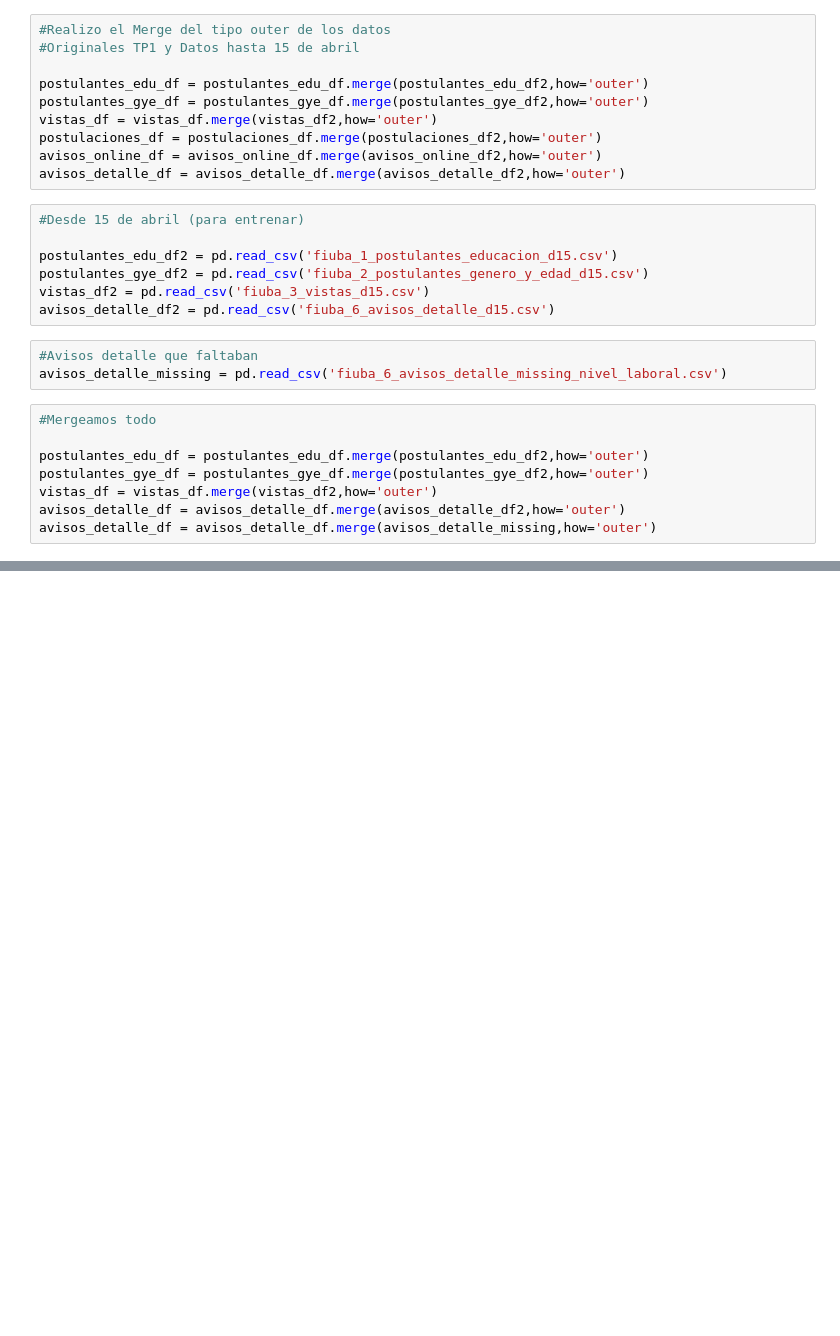
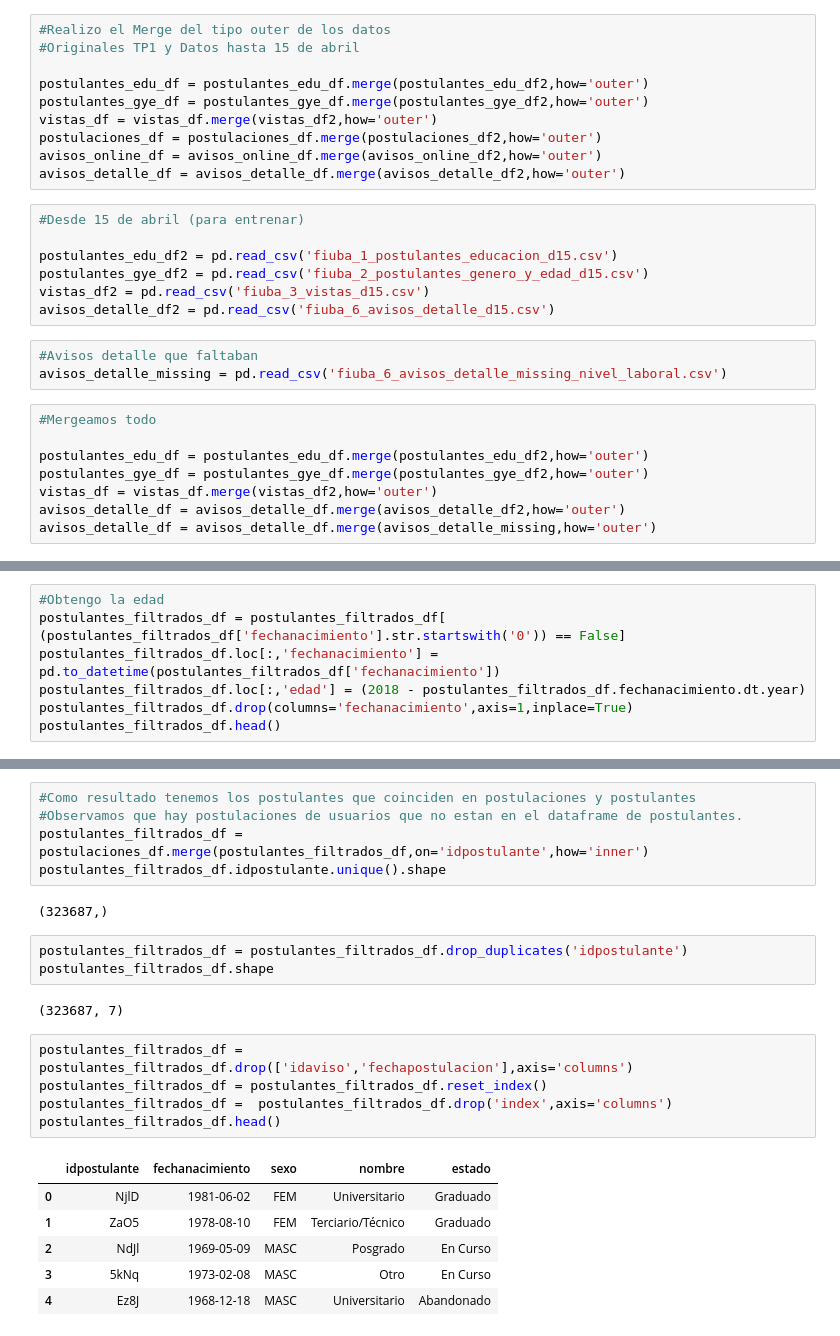
Before and after one commit to Andivisciglio/TP2-OrganizacionDeDatos-Grupo28, a Jupyter notebook: TP2.ipynb, the cells around one changed output, grey strips where cells are left out. Cells and saved outputs as stored; diff of their text form; blank space fills up the shorter version.

```diff
--- a/TP2.ipynb
+++ b/TP2.ipynb
@@ -289,0 +136,7 @@ avisos_detalle_df['idaviso'].unique().shape
+# %%
+#Obtengo la edad
+postulantes_filtrados_df = postulantes_filtrados_df[ (postulantes_filtrados_df['fechanacimiento'].str.startswith('0')) == False]
+postulantes_filtrados_df.loc[:,'fechanacimiento'] = pd.to_datetime(postulantes_filtrados_df['fechanacimiento'])
+postulantes_filtrados_df.loc[:,'edad'] = (2018 - postulantes_filtrados_df.fechanacimiento.dt.year)
+postulantes_filtrados_df.drop(columns='fechanacimiento',axis=1,inplace=True)
+postulantes_filtrados_df.head()
@@ -289,0 +223,24 @@ avisos_detalle_df['idaviso'].unique().shape
+# %%
+#Como resultado tenemos los postulantes que coinciden en postulaciones y postulantes
+#Observamos que hay postulaciones de usuarios que no estan en el dataframe de postulantes.
+postulantes_filtrados_df = postulaciones_df.merge(postulantes_filtrados_df,on='idpostulante',how='inner')
+postulantes_filtrados_df.idpostulante.unique().shape
+# %% [output]
+(323687,)
+# %%
+postulantes_filtrados_df = postulantes_filtrados_df.drop_duplicates('idpostulante')
+postulantes_filtrados_df.shape
+# %% [output]
+(323687, 7)
+# %%
+postulantes_filtrados_df =  postulantes_filtrados_df.drop(['idaviso','fechapostulacion'],axis='columns')
+postulantes_filtrados_df = postulantes_filtrados_df.reset_index()
+postulantes_filtrados_df =  postulantes_filtrados_df.drop('index',axis='columns')
+postulantes_filtrados_df.head()
+# %% [output]
+|  | idpostulante | fechanacimiento | sexo | nombre | estado |
+| 0 | NjlD | 1981-06-02 | FEM | Universitario | Graduado |
+| 1 | ZaO5 | 1978-08-10 | FEM | Terciario/Técnico | Graduado |
+| 2 | NdJl | 1969-05-09 | MASC | Posgrado | En Curso |
+| 3 | 5kNq | 1973-02-08 | MASC | Otro | En Curso |
+| 4 | Ez8J | 1968-12-18 | MASC | Universitario | Abandonado |
```
Also changed, not shown: parts of 119 cells of this notebook.
